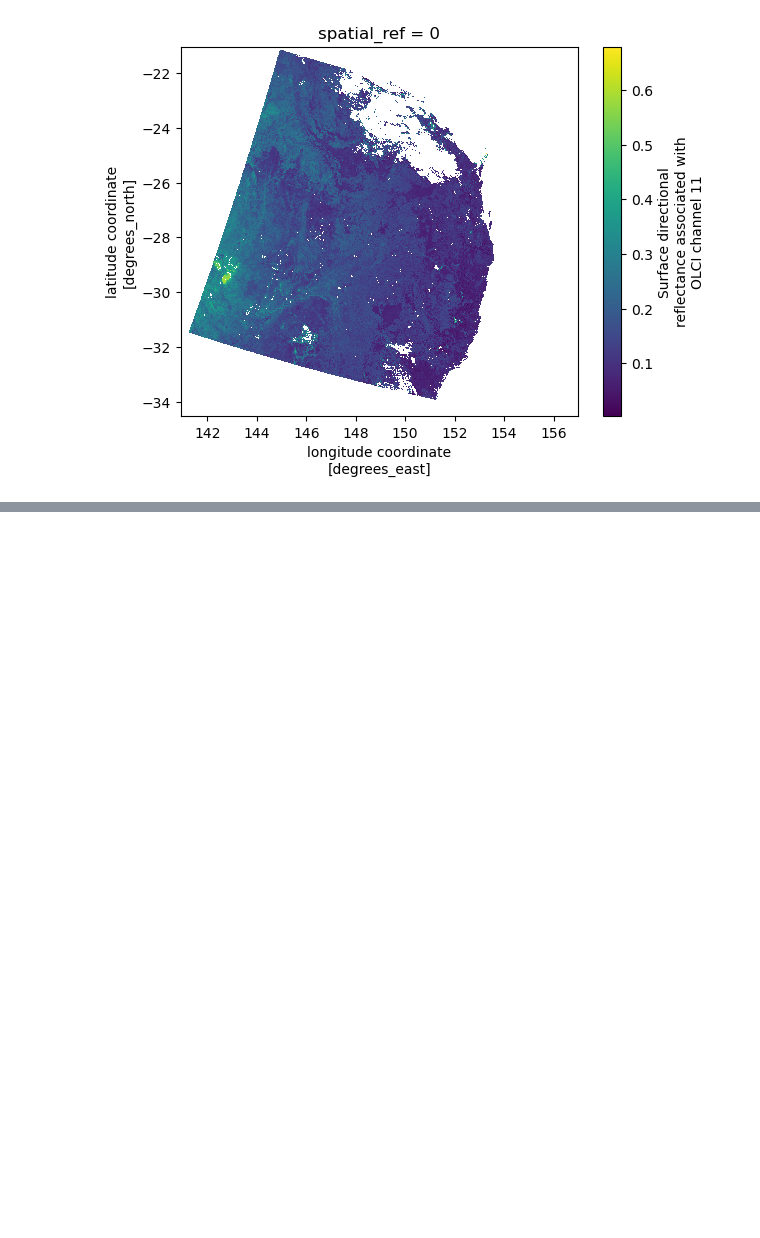
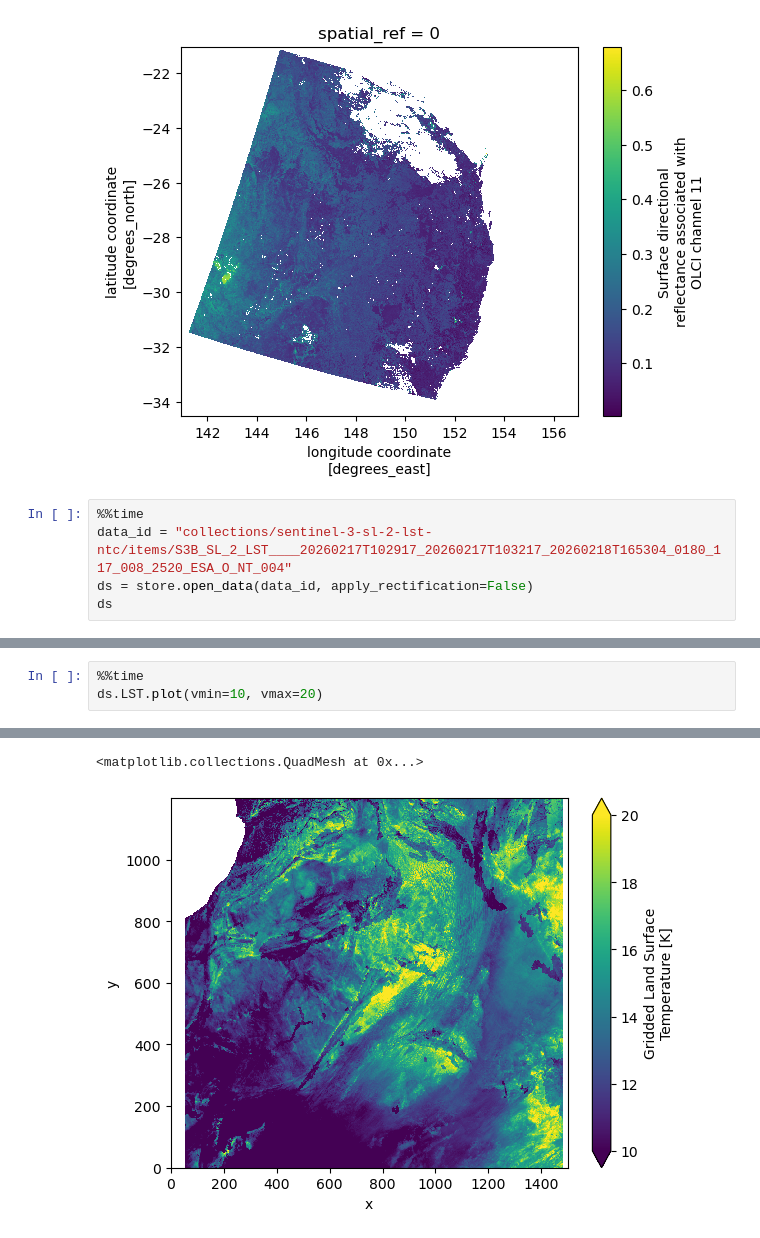
Before and after one commit to xcube-dev/xcube-stac, a Jupyter notebook: examples/notebooks/sentinel_3_cdse.ipynb, the cells around one changed output, grey strips where cells are left out. Cells and saved outputs as stored; diff of their text form; blank space fills up the shorter version.

```diff
--- a/examples/notebooks/sentinel_3_cdse.ipynb
+++ b/examples/notebooks/sentinel_3_cdse.ipynb
@@ -249,3 +274,8 @@ CPU times: user 1min 7s, sys: 22.3 s, total: 1min 30s
 Wall time: 16.7 s
 <matplotlib.collections.QuadMesh at 0x...>
 [figure]
+# %%
+%%time
+data_id = "collections/sentinel-3-sl-2-lst-ntc/items/S3B_SL_2_LST____20260217T102917_20260217T103217_20260218T165304_0180_117_008_2520_ESA_O_NT_004"
+ds = store.open_data(data_id, apply_rectification=False)
+ds
@@ -251,0 +359,4 @@ Wall time: 16.7 s
+# %%
+%%time
+ds.LST.plot(vmin=10, vmax=20)
+# %% [output]
@@ -251,0 +365,2 @@ Wall time: 16.7 s
+<matplotlib.collections.QuadMesh at 0x...>
+[figure, added]
```
Also changed, not shown: parts of 14 cells of this notebook, 9 other files.
